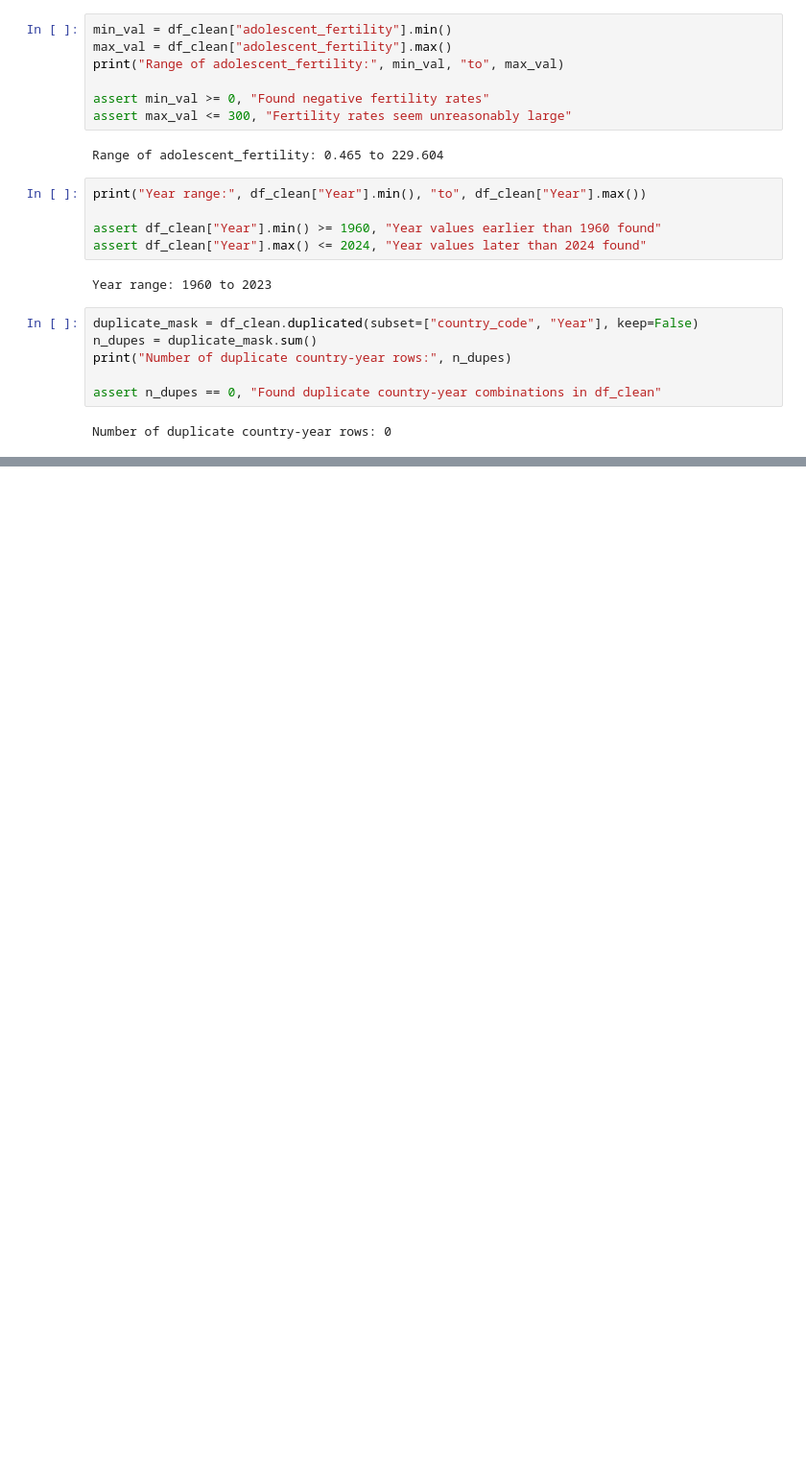
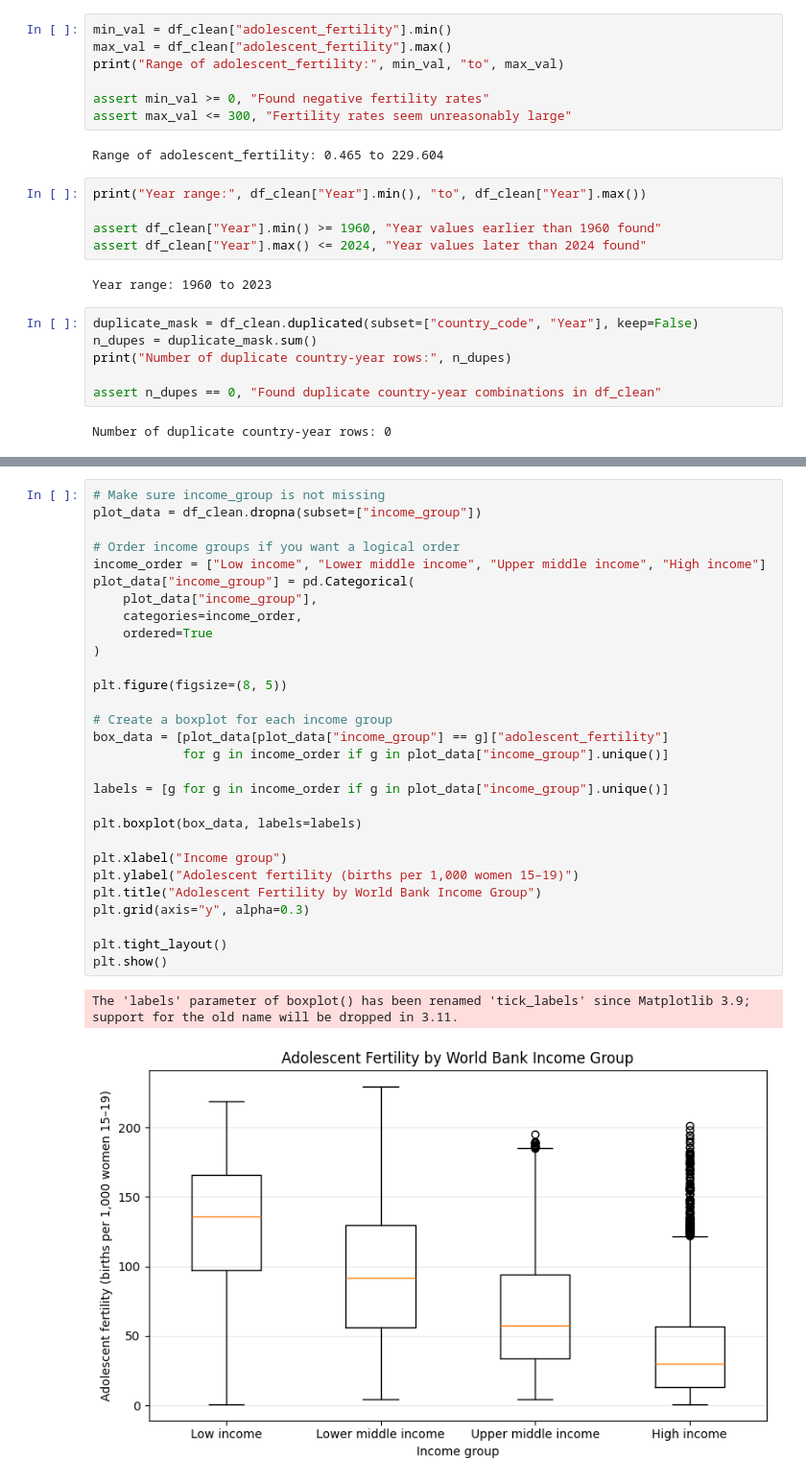
Before and after one commit to Zhongyi-L/MA705-Project, a Jupyter notebook: project.ipynb, the cells around one changed output, grey strips where cells are left out. Shown: that part at 96% size. Cells and saved outputs as stored; diff of their text form; blank space fills up the shorter version.

```diff
--- a/project.ipynb
+++ b/project.ipynb
@@ -297,0 +513,32 @@ Number of duplicate country-year rows: 0
+# %%
+# Make sure income_group is not missing
+plot_data = df_clean.dropna(subset=["income_group"])
+
+# Order income groups if you want a logical order
+income_order = ["Low income", "Lower middle income", "Upper middle income", "High income"]
+plot_data["income_group"] = pd.Categorical(
+    plot_data["income_group"],
+    categories=income_order,
+    ordered=True
+)
+
+plt.figure(figsize=(8, 5))
+
+# Create a boxplot for each income group
+box_data = [plot_data[plot_data["income_group"] == g]["adolescent_fertility"]
+            for g in income_order if g in plot_data["income_group"].unique()]
+
+labels = [g for g in income_order if g in plot_data["income_group"].unique()]
+
+plt.boxplot(box_data, labels=labels)
+
+plt.xlabel("Income group")
+plt.ylabel("Adolescent fertility (births per 1,000 women 15–19)")
+plt.title("Adolescent Fertility by World Bank Income Group")
+plt.grid(axis="y", alpha=0.3)
+
+plt.tight_layout()
+plt.show()
+# %% [output]
+The 'labels' parameter of boxplot() has been renamed 'tick_labels' since Matplotlib 3.9; support for the old name will be dropped in 3.11.
+[figure, added]
```
Also changed, not shown: parts of 18 cells of this notebook, 1 other file.
